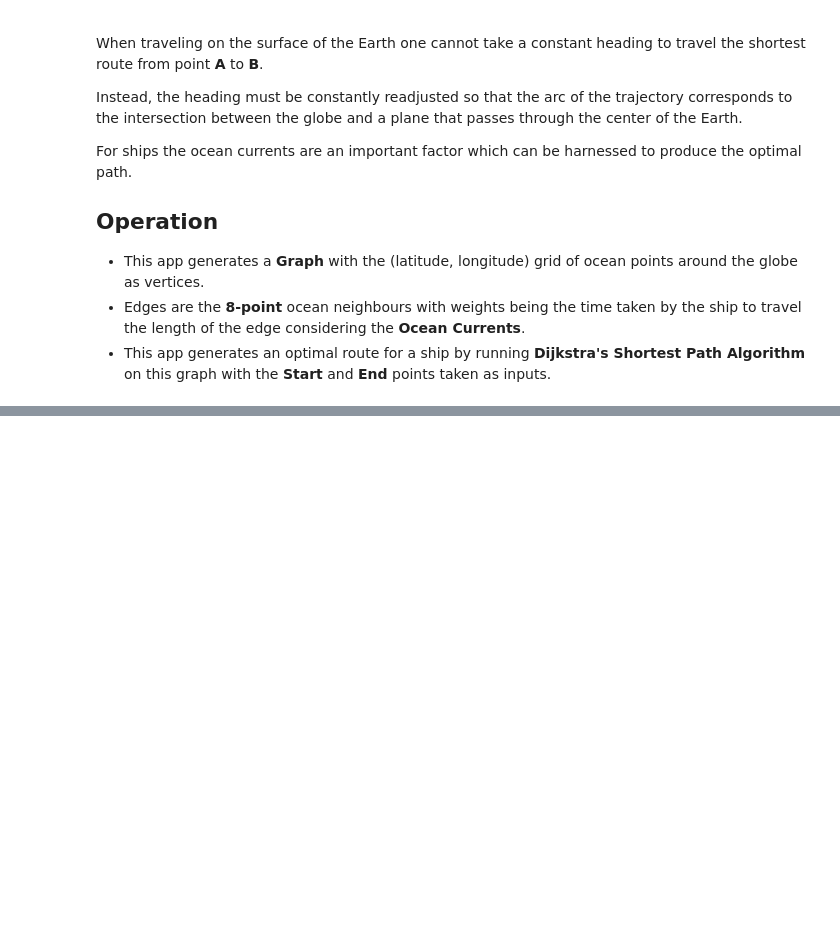
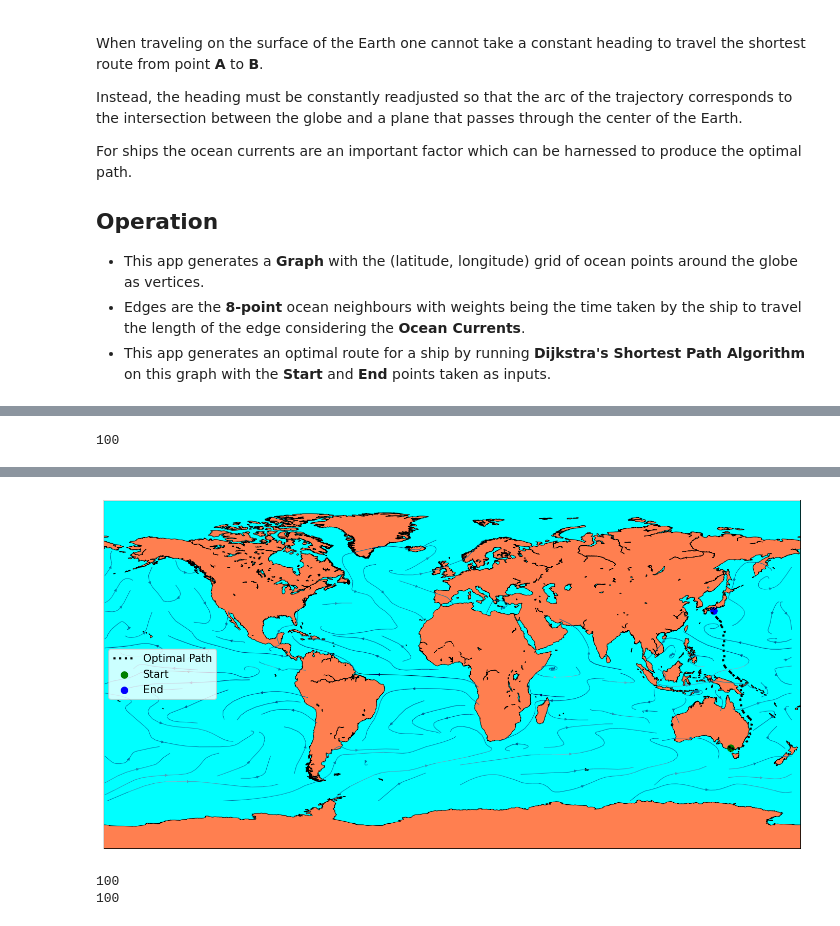
Before and after one commit to pg050603/Marine_Thesis, a Jupyter notebook: Routing/Voyage Optimisation/Voyage.ipynb, the cells around one changed output, grey strips where cells are left out. Saved outputs shown, nothing was run; the diff lists cells and outputs as text; code cells hidden in the pictures; blank space fills up the shorter version.

```diff
--- a/Routing/Voyage Optimisation/Voyage.ipynb
+++ b/Routing/Voyage Optimisation/Voyage.ipynb
@@ -25,14 +33,22 @@ start_coord = (-38.3, 145.0)
 boat_avg_speed = 1.0
 # %%
-lon_pre, lat_pre, U_pre, V_pre = get_ocean_current_dataset()
-lon_post, lat_post, U_post, V_post = process_ds(lon_pre, lat_pre, U_pre, V_pre)
+lon_pre, lat_pre, U_pre, V_pre = main.get_ocean_current_dataset()
+lon_post, lat_post, U_post, V_post = main.process_ds(lon_pre, lat_pre, U_pre, V_pre)
 
 # Generate Graph
-G = graph_factory(lon_post, lat_post, U_post, V_post, boat_avg_speed)
+G = main.graph_factory(lon_post, lat_post, U_post, V_post, boat_avg_speed)
 
 # Get optimal path
-path = get_optimal_routes(G, start_coord, end_coord, lon_post, lat_post)
+path = main.get_optimal_routes(G, start_coord, end_coord, lon_post, lat_post)
 
 # Convert path into list of lat, lon coordinates
-xx, yy = get_coordinates_from_path_indices(path, lon_post, lat_post)
+xx, yy = main.get_coordinates_from_path_indices(path, lon_post, lat_post)
+
+# densify to N segments for DB / plotting
+num_legs = 100
+xx_dense, yy_dense, time_total_dist = helper.densify_route(xx, yy, num_legs)
+
+print(len(xx_dense))
+# %% [output]
+100
 # %%
@@ -78,0 +92,12 @@ def plot_matplot(lon, lat, U, V, xx, yy):
+# %%
+fig = main.plot_matplot(lon_post, lat_post, U_post, V_post, xx_dense, yy_dense)
+
+plt.rcParams["figure.figsize"] = (12, 6)   # width, height in inches
+plt.rcParams["figure.dpi"] = 150          # render resolution
+plt.rcParams["savefig.dpi"] = 300
+
+plt.show()
+
+print(len(xx_dense))
+print(len(yy_dense))
+# %% [output]
@@ -78,0 +105,3 @@ def plot_matplot(lon, lat, U, V, xx, yy):
+[figure, added]
+100
+100
```
Also changed, not shown: parts of 13 cells of this notebook, 2 other files.
